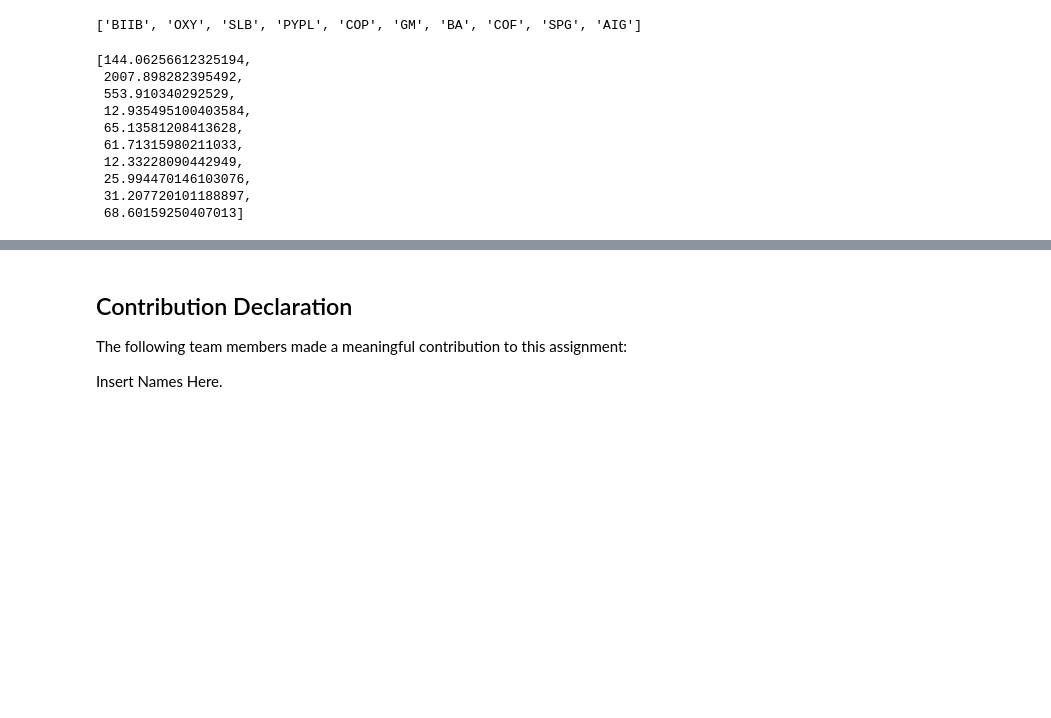
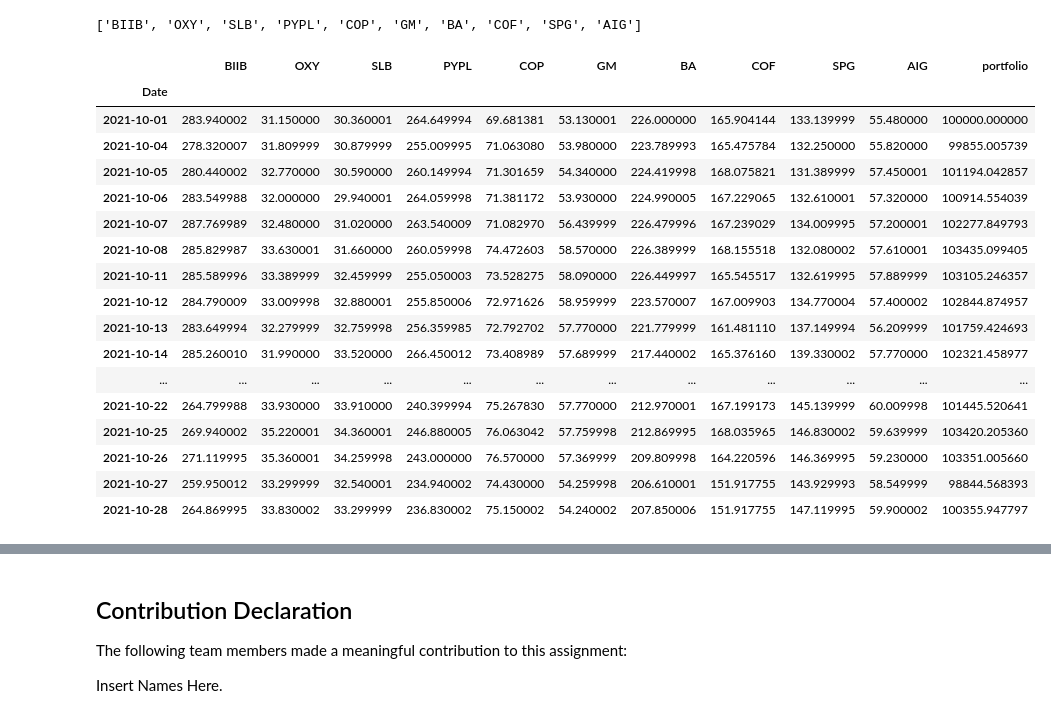
Before and after one commit to billbai0102/CFM101-Group-Assignment, a Jupyter notebook: fully_merged.ipynb, the cells around one changed output, grey strips where cells are left out. Saved outputs shown, nothing was run; the diff lists cells and outputs as text; code cells hidden in the pictures; blank space fills up the shorter version.

```diff
--- a/fully_merged.ipynb
+++ b/fully_merged.ipynb
@@ -393,7 +396,9 @@ enddate= '2021-11-01' #enddate should be changed to the date ended manually
 # Assuming that the stocks i the list are given in increasing order
 NumOfShares = [] # number of shares will be printed in the list according to the corrosponding order
 
-
+# Loopsahre function takes a list the starting date and the ending date, and produces the number of shares for each stocks in the list given
+# Since the stocks given in the list is already sorted in decreasing order of standard deviation, we con proceed to apply the
+# 35% percent distribution method (explained in the report)
 def loopshare(lst, date_start, date_end):
     for i in range (len(lst)):
         if (i < 1):
@@ -408,53 +413,61 @@ loopshare(lstofstocks, startdate, enddate)
 listOfClose = [] #list of dataframe
 
 #Extracting the closed data
+
+# Funcation loopClose takes a lst of tickers, start date, and a end date, and produces a list of closing price of each stocks in the list date
+# Withtin the start and end date
 def loopClose(lst, start_date, end_date):
     for i in range (len(lst)):
         listOfClose.append(pd.DataFrame((yf.Ticker(lst[i]).history(start=start_date, end=end_date))['Close']))
 loopClose(lstofstocks, startdate, enddate)
 
 #Setting up a list before adding it to the dataframe
 listBefore = []
 
+#Function loopCloseBefore, creates a list of closing prices of tickers that is ready to be put into a dataframe
 def loopCloseBefore(lst):
     for i in range (len(lst)):
         if (i == 0):
             listBefore.append(lst[i])
         else:
             listBefore.append(lst[i]['Close'])
 
 loopCloseBefore(listOfClose)
 
-#Getting the final datafrmae printed out
+#Create the dataframe for tracking the portfolio
 
+#concating all the list of closign prices of stocks
 finalPortfolio = pd.concat(listBefore, join = 'inner', axis=1)
 
+#Renaming the column names to the corrosponding stocks
 finalPortfolio.columns = lstofstocks
+
 
 #Adding portfolio
 
-#function that caculates the porfolio
-def portfolio (df):
-    count = 0
-    for i in range(len(df.columns)):
-        count += NumOfShares[i]*(df[str(df.columns[i])])
-    return count
-
-#adding the portfolio column
+#Adding the column portfolio
 finalPortfolio['portfolio'] = finalPortfolio[str(finalPortfolio.columns[0])]* NumOfShares[0]+ finalPortfolio[str(finalPortfolio.columns[1])]*NumOfShares[1] + finalPortfolio[str(finalPortfolio.columns[2])]*NumOfShares[2] + finalPortfolio[str(finalPortfolio.columns[3])]*NumOfShares[3] + finalPortfolio[str(finalPortfolio.columns[4])]*NumOfShares[4] + finalPortfolio[str(finalPortfolio.columns[5])]*NumOfShares[5] + finalPortfolio[str(finalPortfolio.columns[6])]*NumOfShares[6] + finalPortfolio[str(finalPortfolio.columns[7])]*NumOfShares[7] + finalPortfolio[str(finalPortfolio.columns[8])]*NumOfShares[8]+ finalPortfolio[str(finalPortfolio.columns[9])]*NumOfShares[9]
 
 finalPortfolio.head(20)
 # %% [output]
-[144.06256612325194,
- 2007.898282395492,
- 553.910340292529,
- 12.935495100403584,
- 65.13581208413628,
- 61.71315980211033,
- 12.33228090442949,
- 25.994470146103076,
- 31.207720101188897,
- 68.60159250407013]
+|  | BIIB | OXY | SLB | PYPL | COP | GM | BA | COF | SPG | AIG | portfolio |
+| Date |  |  |  |  |  |  |  |  |  |  |  |
+| 2021-10-01 | 283.940002 | 31.150000 | 30.360001 | 264.649994 | 69.681381 | 53.130001 | 226.000000 | 165.904144 | 133.139999 | 55.480000 | 100000.000000 |
+| 2021-10-04 | 278.320007 | 31.809999 | 30.879999 | 255.009995 | 71.063080 | 53.980000 | 223.789993 | 165.475784 | 132.250000 | 55.820000 | 99855.005739 |
+| 2021-10-05 | 280.440002 | 32.770000 | 30.590000 | 260.149994 | 71.301659 | 54.340000 | 224.419998 | 168.075821 | 131.389999 | 57.450001 | 101194.042857 |
+| 2021-10-06 | 283.549988 | 32.000000 | 29.940001 | 264.059998 | 71.381172 | 53.930000 | 224.990005 | 167.229065 | 132.610001 | 57.320000 | 100914.554039 |
+| 2021-10-07 | 287.769989 | 32.480000 | 31.020000 | 263.540009 | 71.082970 | 56.439999 | 226.479996 | 167.239029 | 134.009995 | 57.200001 | 102277.849793 |
+| 2021-10-08 | 285.829987 | 33.630001 | 31.660000 | 260.059998 | 74.472603 | 58.570000 | 226.389999 | 168.155518 | 132.080002 | 57.610001 | 103435.099405 |
+| 2021-10-11 | 285.589996 | 33.389999 | 32.459999 | 255.050003 | 73.528275 | 58.090000 | 226.449997 | 165.545517 | 132.619995 | 57.889999 | 103105.246357 |
+| 2021-10-12 | 284.790009 | 33.009998 | 32.880001 | 255.850006 | 72.971626 | 58.959999 | 223.570007 | 167.009903 | 134.770004 | 57.400002 | 102844.874957 |
+| 2021-10-13 | 283.649994 | 32.279999 | 32.759998 | 256.359985 | 72.792702 | 57.770000 | 221.779999 | 161.481110 | 137.149994 | 56.209999 | 101759.424693 |
+| 2021-10-14 | 285.260010 | 31.990000 | 33.520000 | 266.450012 | 73.408989 | 57.689999 | 217.440002 | 165.376160 | 139.330002 | 57.770000 | 102321.458977 |
+| ... | ... | ... | ... | ... | ... | ... | ... | ... | ... | ... | ... |
+| 2021-10-22 | 264.799988 | 33.930000 | 33.910000 | 240.399994 | 75.267830 | 57.770000 | 212.970001 | 167.199173 | 145.139999 | 60.009998 | 101445.520641 |
+| 2021-10-25 | 269.940002 | 35.220001 | 34.360001 | 246.880005 | 76.063042 | 57.759998 | 212.869995 | 168.035965 | 146.830002 | 59.639999 | 103420.205360 |
+| 2021-10-26 | 271.119995 | 35.360001 | 34.259998 | 243.000000 | 76.570000 | 57.369999 | 209.809998 | 164.220596 | 146.369995 | 59.230000 | 103351.005660 |
+| 2021-10-27 | 259.950012 | 33.299999 | 32.540001 | 234.940002 | 74.430000 | 54.259998 | 206.610001 | 151.917755 | 143.929993 | 58.549999 | 98844.568393 |
+| 2021-10-28 | 264.869995 | 33.830002 | 33.299999 | 236.830002 | 75.150002 | 54.240002 | 207.850006 | 151.917755 | 147.119995 | 59.900002 | 100355.947797 |
 # %%
 #Getting all prices from starting date
 Price = []
```
Also changed, not shown: parts of 9 cells of this notebook.
